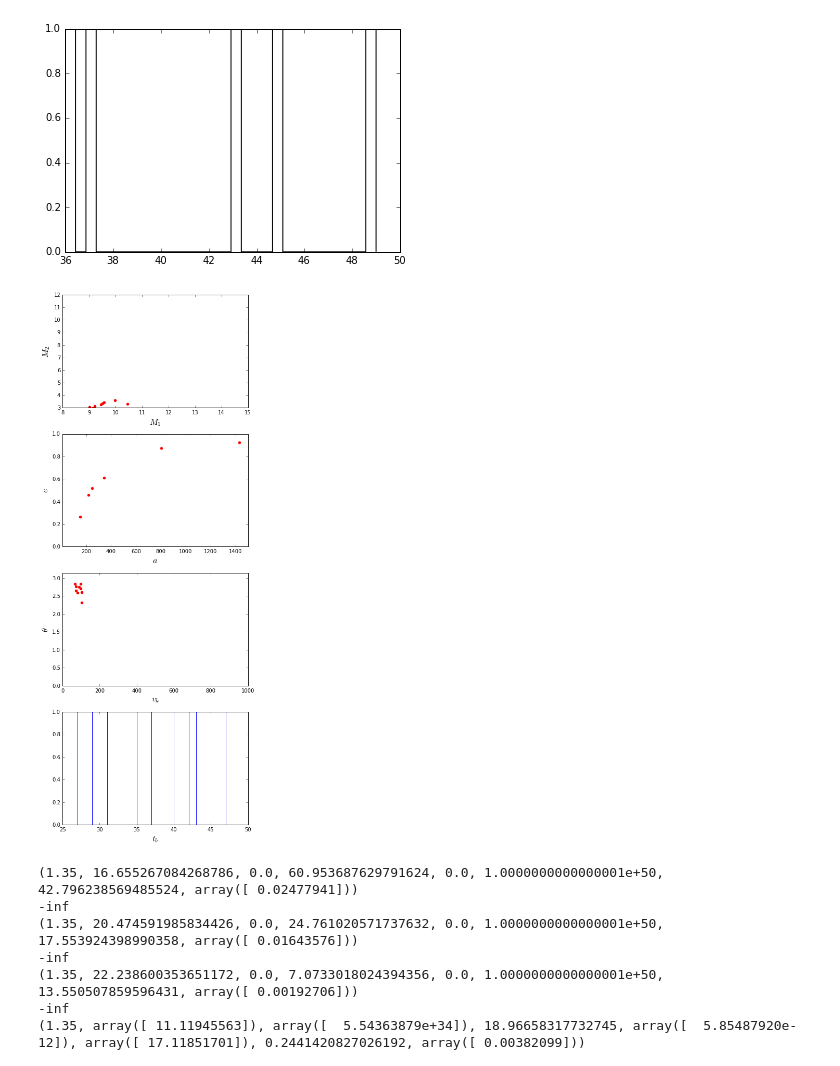
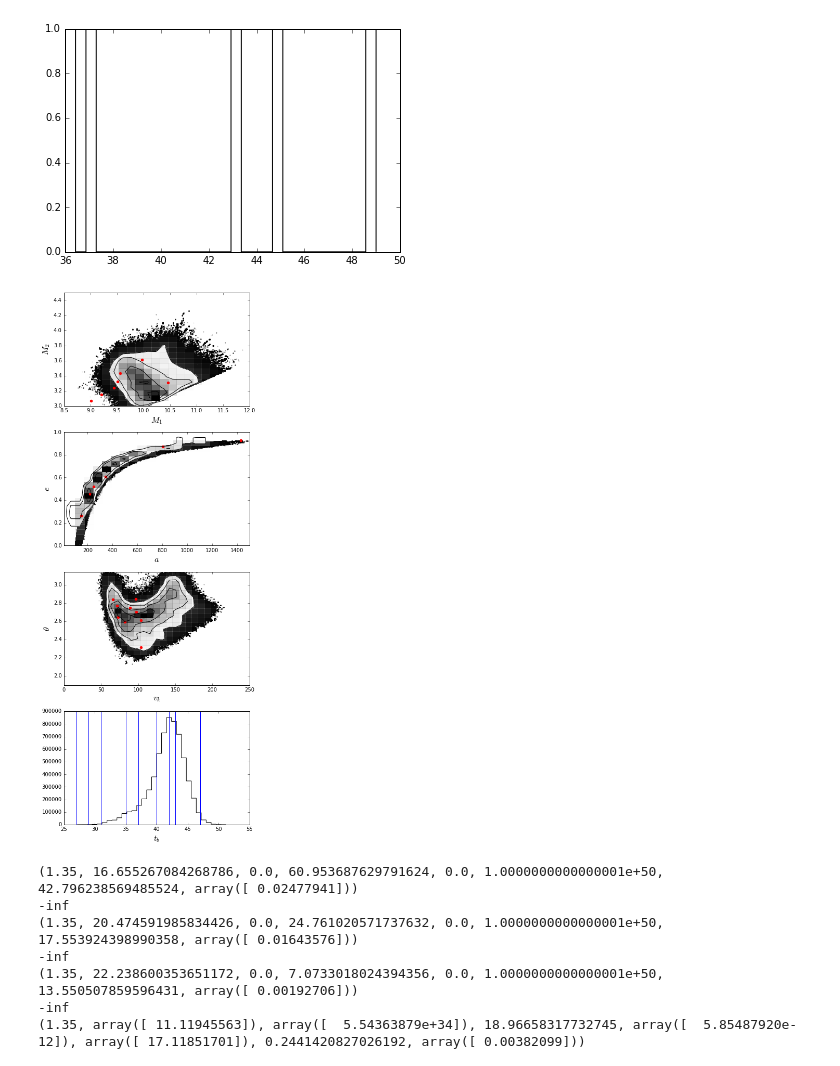
Before and after one commit to astroJeff/XRB, a Jupyter notebook: notebooks/MCMC flexible.ipynb, the cells around one changed output. Saved outputs shown, nothing was run; the diff lists cells and outputs as text; code cells hidden in the pictures.

```diff
--- a/notebooks/MCMC flexible.ipynb
+++ b/notebooks/MCMC flexible.ipynb
@@ -1309,44 +1344,44 @@ plt.figure(figsize=(6,15))
 
 # Orbital period
 plt.subplot(4,1,1)
-#corner.hist2d(sampler.flatchain.T[0], sampler.flatchain.T[1])
+corner.hist2d(sampler.flatchain.T[0], sampler.flatchain.T[1])
 plt.scatter(init_params_J0045["M1"], init_params_J0045["M2"], color='r')
 plt.xlabel(r"$M_1$", size=16)
 plt.ylabel(r"$M_2$", size=16)
-plt.xlim(8.0, 15.0)
-plt.ylim(3.0, 12.0)
+plt.xlim(8.5, 12.0)
+plt.ylim(3.0, 4.5)
 
 # Orbital eccentricity
 plt.subplot(4,1,2)
-#corner.hist2d(sampler.flatchain.T[2], sampler.flatchain.T[3])
+corner.hist2d(sampler.flatchain.T[2], sampler.flatchain.T[3])
 plt.scatter(init_params_J0045["A"], init_params_J0045["ecc"], color='r')
 plt.xlabel(r"$a$", size=16)
 plt.ylabel(r"$e$", size=16)
 plt.xlim(10.0, 1500.0)
 plt.ylim(0.0, 1.0)
 
 # Companion mass
 plt.subplot(4,1,3)
-#corner.hist2d(sampler.flatchain.T[4], sampler.flatchain.T[5])
+corner.hist2d(sampler.flatchain.T[4], sampler.flatchain.T[5])
 plt.scatter(init_params_J0045["v_k"], init_params_J0045["theta"], color='r')
 plt.xlabel(r"$v_k$", size=16)
 plt.ylabel(r"$\theta$", size=16)
-plt.xlim(0.0, 1000.0)
-plt.ylim(0.0, np.pi)
+plt.xlim(0.0, 250.0)
+plt.ylim(1.9, np.pi)
 
 # Birth position
 plt.subplot(4,1,4)
-#plt.hist(sampler.flatchain.T[9], histtype='step', color='k', bins=30)
+plt.hist(sampler.flatchain.T[9], histtype='step', color='k', bins=30)
 for i in np.arange(len(init_params_J0045)):
     plt.axvline(init_params_J0045["t_b"][i])
 
 plt.xlabel(r"$t_b$", size=16)
 
 plt.tight_layout()
 
 plt.show()
 # %% [output]
-[figure, old version]
+[figure, new version]
 # %%
 
 
```
Also changed, not shown: parts of 5 cells of this notebook.
